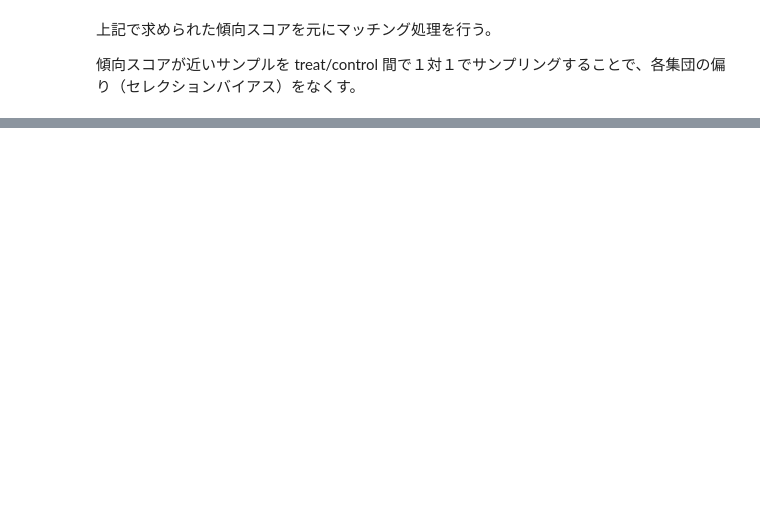
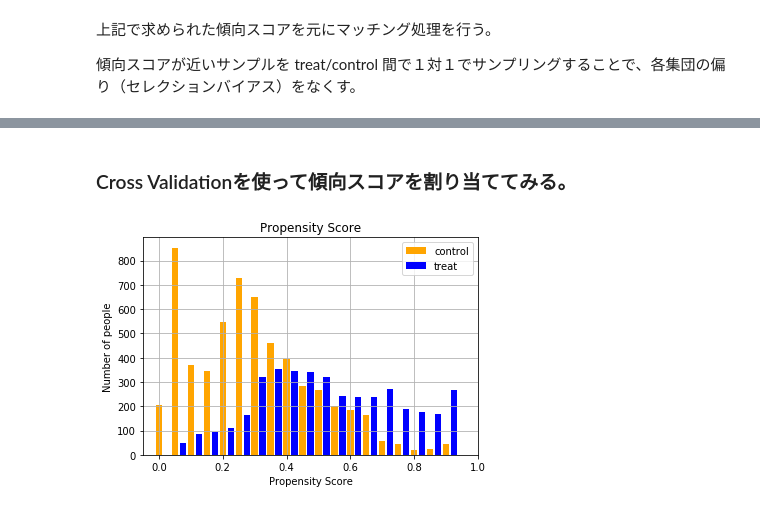
Before and after one commit to louis1022/ML_notebook, a Jupyter notebook: causal_reasoning/notebook/propensity_score.ipynb, the cells around one changed output, grey strips where cells are left out. Saved outputs shown, nothing was run; the diff lists cells and outputs as text; code cells hidden in the pictures; blank space fills up the shorter version.

```diff
--- a/causal_reasoning/notebook/propensity_score.ipynb
+++ b/causal_reasoning/notebook/propensity_score.ipynb
@@ -149,0 +284,2 @@ pass test
+# %% [markdown]
+### Cross Validationを使って傾向スコアを割り当ててみる。
@@ -149,0 +288,40 @@ pass test
+# %%
+# np.random.seed(7)
+
+outcome = 'gamesecond'
+intervention = 'cm_dummy'
+
+df = raw_df.copy()
+p_score = np.zeros(df.shape[0])
+
+X = df.drop(intervention, axis=1)
+y = df[intervention]
+
+scaler = preprocessing.MinMaxScaler()
+scaler.fit(X)
+
+n_fold = 5
+skf = StratifiedKFold(n_splits=n_fold, shuffle=True, random_state=None)
+for train_index, test_index in skf.split(X, y):
+    X_train, X_test = X.iloc[train_index], X.iloc[test_index]
+    y_train, y_test = y.iloc[train_index], y.iloc[test_index]
+
+    clf = LogisticRegression(solver='lbfgs', max_iter=200, random_state=None)
+    clf.fit(scaler.transform(X_train), y_train)
+
+    p_score[test_index] = clf.predict_proba(scaler.transform(X_test))[:, 1]
+
+df['propensity_score'] = p_score
+# %%
+plt.title('Propensity Score')
+plt.ylabel('Number of people')
+plt.xlabel('Propensity Score')
+plt.xlim(-0.05, 1.0)
+df.loc[df['cm_dummy']==0, 'propensity_score'].hist(
+    bins=np.arange(0, 1, 0.05), align='left', rwidth=0.4, color='orange', label='control')
+df.loc[df['cm_dummy']==1, 'propensity_score'].hist(
+    bins=np.arange(0, 1, 0.05), align='mid', rwidth=0.4, color='blue', label='treat')
+plt.legend()
+plt.show()
+# %% [output]
+[figure, added]
```
Also changed, not shown: parts of 30 cells of this notebook, 3 other files.
